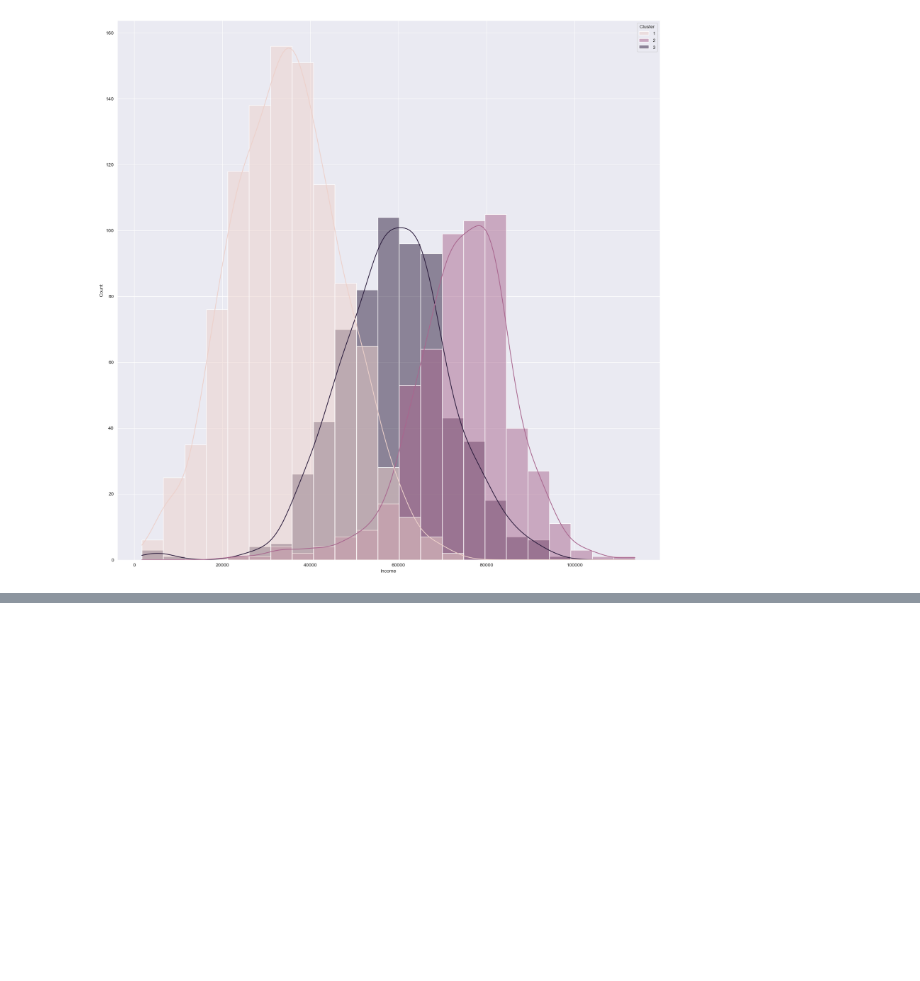
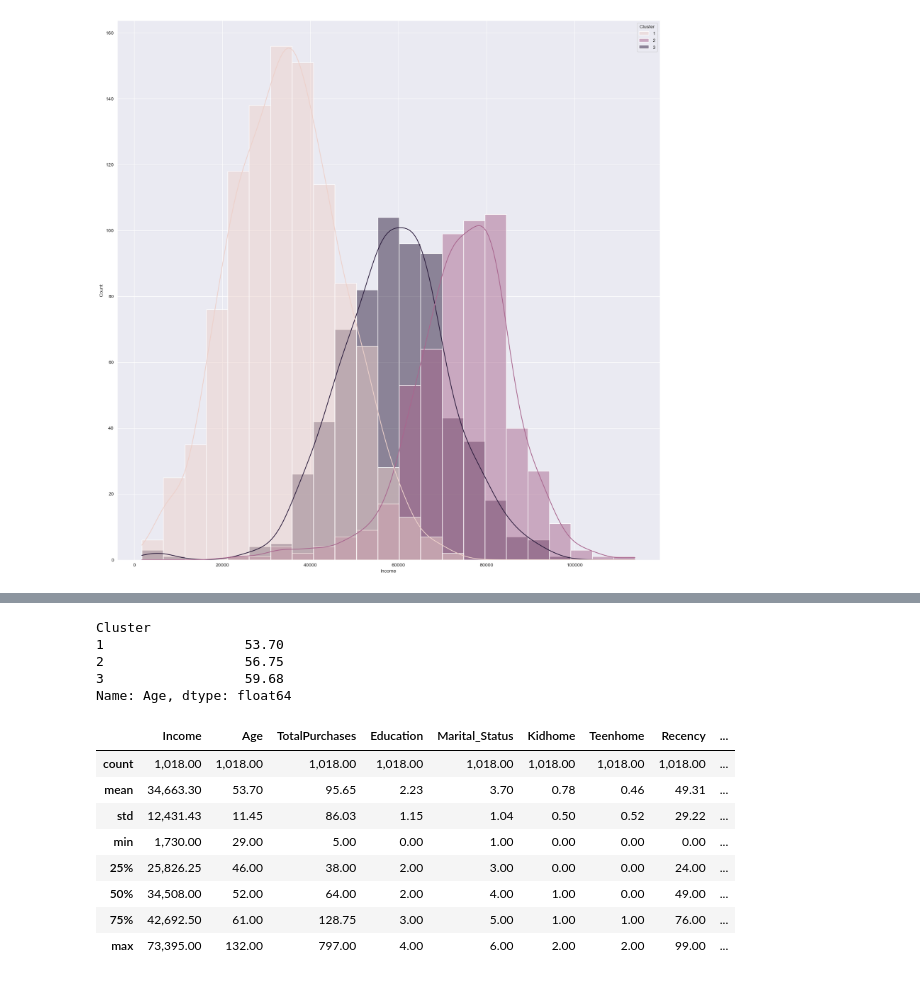
Before and after one commit to emmanuelaraba/customer-classification, a Jupyter notebook: customer-classification.ipynb, the cells around one changed output, grey strips where cells are left out. Saved outputs shown, nothing was run; the diff lists cells and outputs as text; code cells hidden in the pictures; blank space fills up the shorter version.

```diff
--- a/customer-classification.ipynb
+++ b/customer-classification.ipynb
@@ -400,0 +424,25 @@ plt.show()
+# %%
+kmean_df.groupby('Cluster')['Age'].mean()
+# %% [output]
+Cluster
+1                  53.70
+2                  56.75
+3                  59.68
+Name: Age, dtype: float64
+# %%
+#seperating the clusters
+cluster_1 = kmean_df[kmean_df['Cluster'] == 1]
+cluster_2 = kmean_df[kmean_df['Cluster'] == 2]
+cluster_3 = kmean_df[kmean_df['Cluster'] == 3]
+# %%
+cluster_1.describe()
+# %% [output]
+|  | Income | Age | TotalPurchases | Education | Marital_Status | Kidhome | Teenhome | Recency | ... |
+| count | 1,018.00 | 1,018.00 | 1,018.00 | 1,018.00 | 1,018.00 | 1,018.00 | 1,018.00 | 1,018.00 | ... |
+| mean | 34,663.30 | 53.70 | 95.65 | 2.23 | 3.70 | 0.78 | 0.46 | 49.31 | ... |
+| std | 12,431.43 | 11.45 | 86.03 | 1.15 | 1.04 | 0.50 | 0.52 | 29.22 | ... |
+| min | 1,730.00 | 29.00 | 5.00 | 0.00 | 1.00 | 0.00 | 0.00 | 0.00 | ... |
+| 25% | 25,826.25 | 46.00 | 38.00 | 2.00 | 3.00 | 0.00 | 0.00 | 24.00 | ... |
+| 50% | 34,508.00 | 52.00 | 64.00 | 2.00 | 4.00 | 1.00 | 0.00 | 49.00 | ... |
+| 75% | 42,692.50 | 61.00 | 128.75 | 3.00 | 5.00 | 1.00 | 1.00 | 76.00 | ... |
+| max | 73,395.00 | 132.00 | 797.00 | 4.00 | 6.00 | 2.00 | 2.00 | 99.00 | ... |
```
Also changed, not shown: parts of 8 cells of this notebook.
